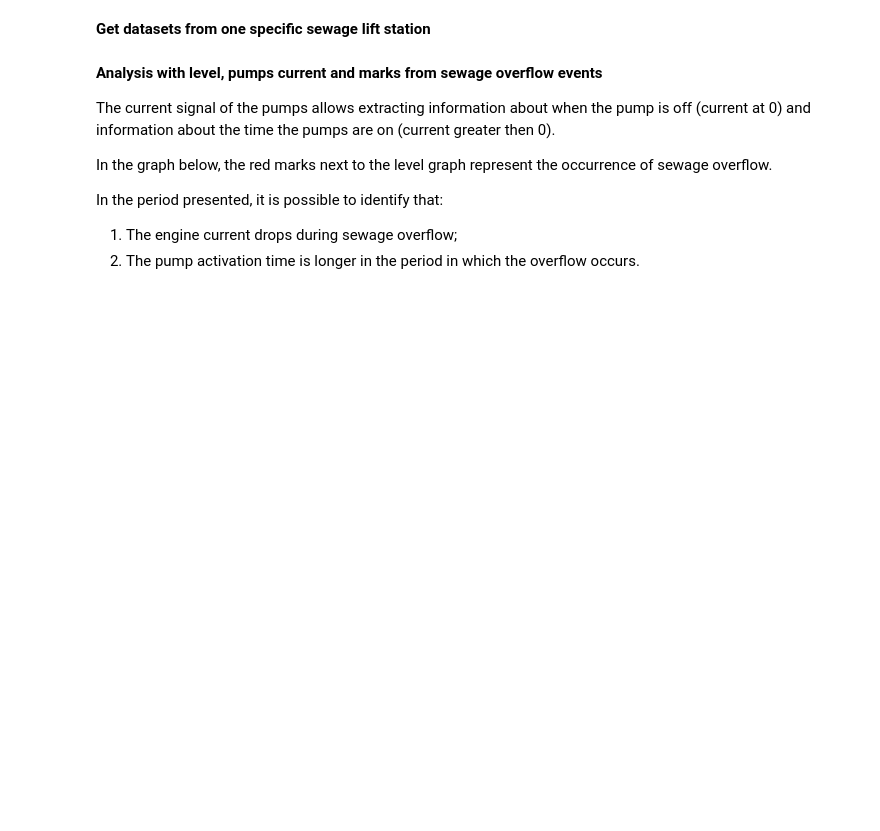
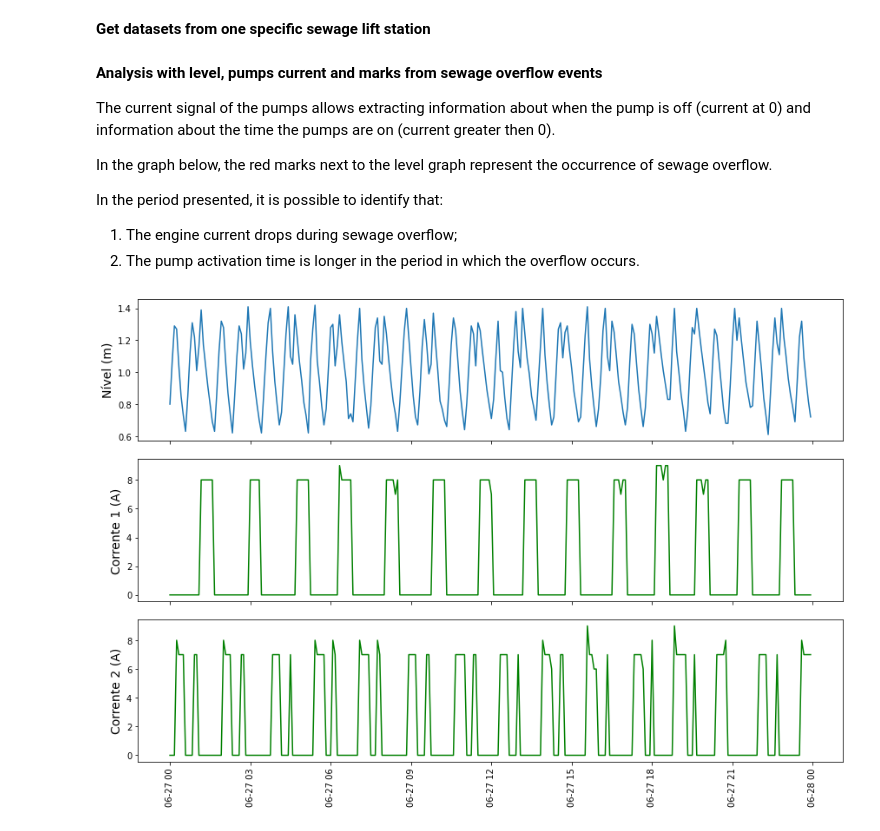
Before and after one commit to heber-augusto/master-degree-jupyter-notebooks, a Jupyter notebook: step_3-data-analysis/step_3-data-analysis-and-exploration.ipynb, the cells around one changed output. Cells and saved outputs as stored; diff of their text form; code cells hidden in the pictures; blank space fills up the shorter version.

```diff
--- a/step_3-data-analysis/step_3-data-analysis-and-exploration.ipynb
+++ b/step_3-data-analysis/step_3-data-analysis-and-exploration.ipynb
@@ -622,6 +620,16 @@ In the graph below, the red marks next to the level graph represent the occurren
 In the period presented, it is possible to identify that:
 1. The engine current drops during sewage overflow;
 2. The pump activation time is longer in the period in which the overflow occurs.
+# %%
+start_datetime  = datetime.datetime(2016,6,27,0,0,0)
+end_datetime    = datetime.datetime(2016,6,27,23,59,59)
+plot_instument_dat_with_overflow(lift_station_index,
+                                 alarms,
+                                 instrument_data,
+                                 start_datetime,
+                                 end_datetime)
+# %% [output]
+[figure, added]
 # %%
 start_datetime  = datetime.datetime(2016,6,28,0,0,0)
 end_datetime    = datetime.datetime(2016,6,29,23,59,59)
```
Also changed, not shown: parts of 4 cells of this notebook.
